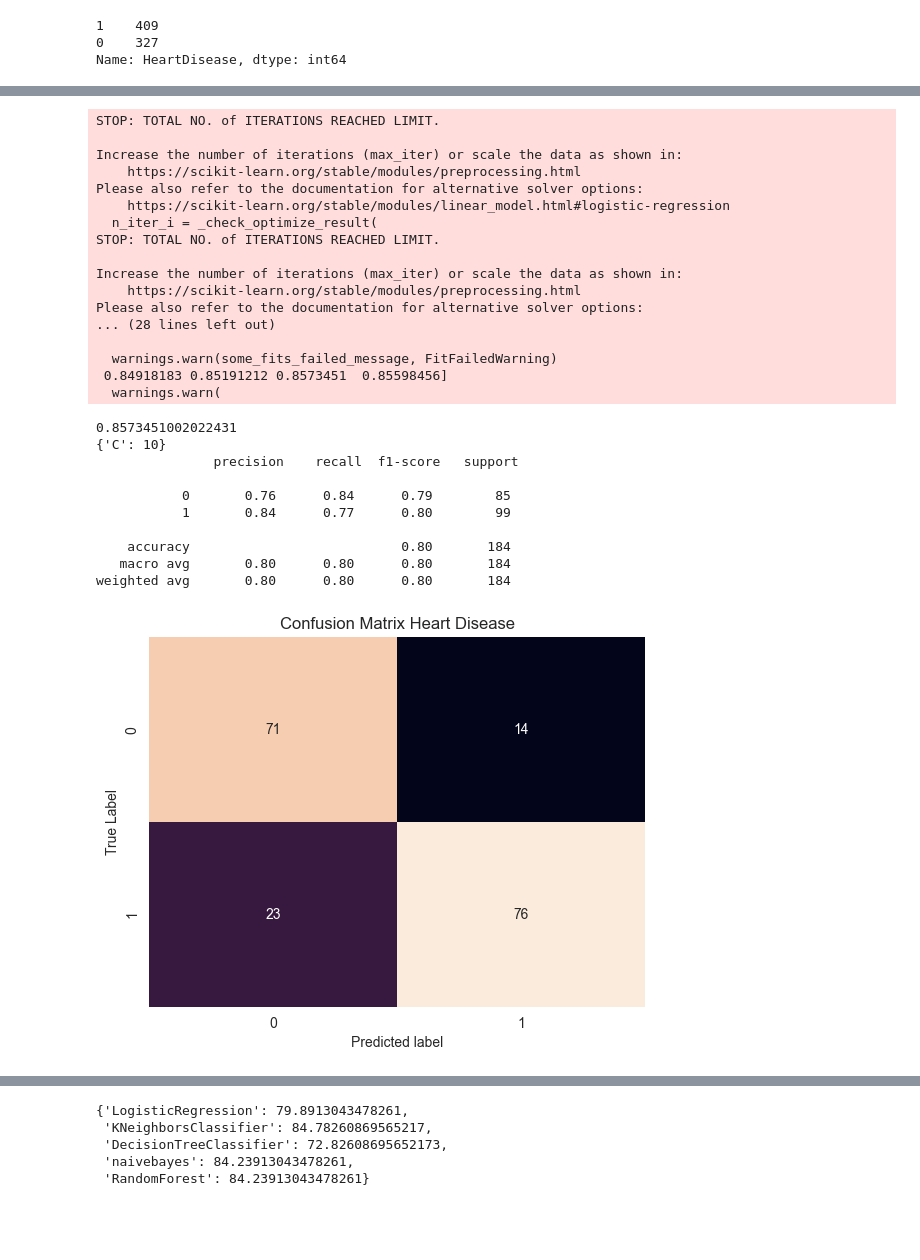
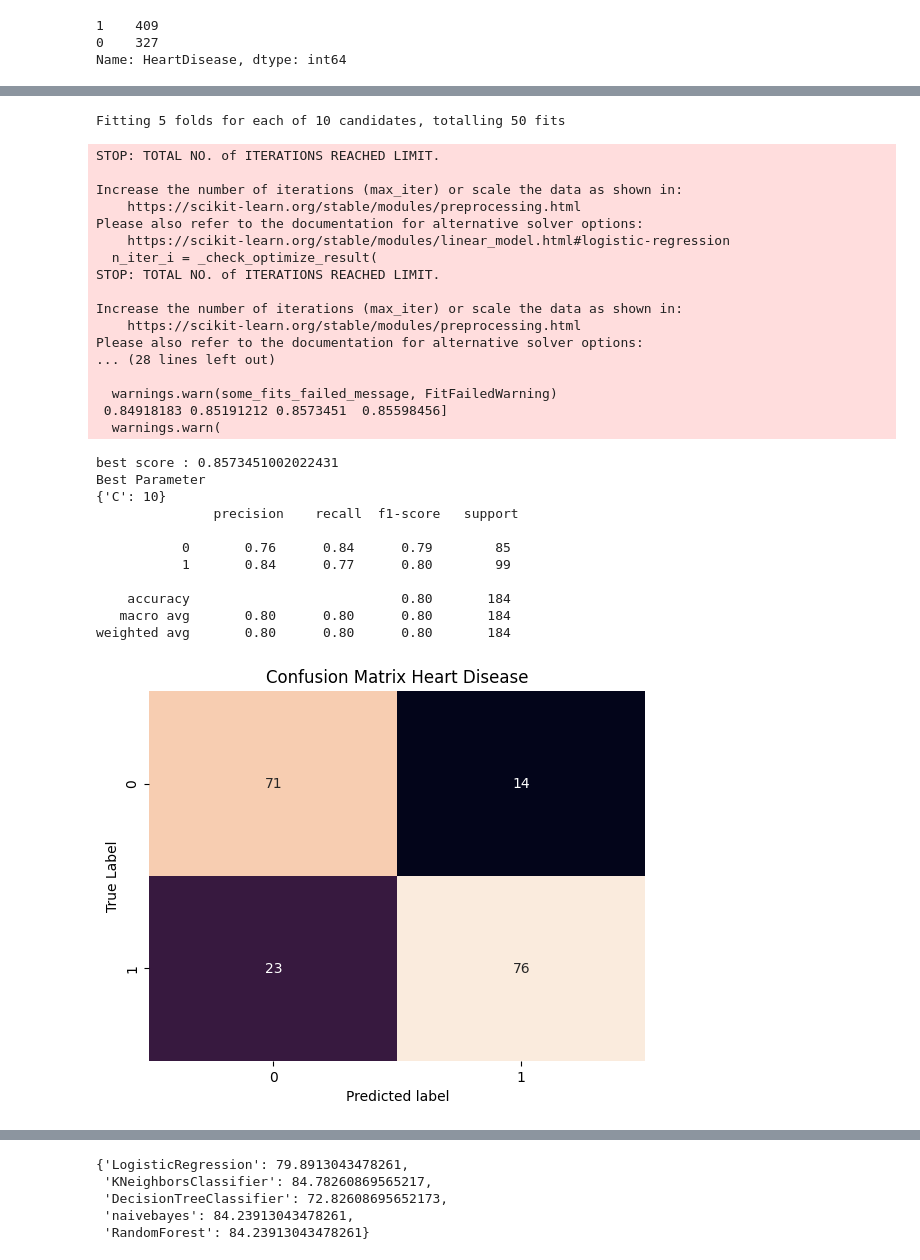
Before and after one commit to ddfadela/heart-disease, a Jupyter notebook: heart disease.ipynb, the cells around one changed output, grey strips where cells are left out. Drawn from its saved outputs; the diff is of its cells as text; code cells hidden in the pictures; blank space fills up the shorter version.

```diff
--- a/heart disease.ipynb
+++ b/heart disease.ipynb
@@ -287,57 +246,64 @@ ST_Slope------- (10, 65.54768797943397)
 # %%
 #logisticregression
 np.random.seed(42)
 accuracies={}
 
 parameters =[ {'penalty':['none', 'elasticnet', 'l1', 'l2']},
               {'C':[0.001, 0.01, 0.1, 1, 10, 100]}]
 
 
 grid1 = GridSearchCV(LogisticRegression(),
                     parameters,
-                    cv=5)
+                    cv=5,verbose=1,
+                    scoring='accuracy')
 
 grid1.fit(X_trainp, y_train)
+
 y_pred1 = grid1.predict(X_testp)
+
+
 acc1=accuracy_score(y_test,y_pred1)
 accuracies['LogisticRegression']=acc1*100
-print(grid1.best_score_)
+print('best score :',grid1.best_score_)
+print('Best Parameter')
 print(grid1.best_params_)
 print("",classification_report(y_test,y_pred1))
 sns.heatmap(confusion_matrix(y_test, y_pred1), annot=True, cbar=False)
 plt.xlabel("Predicted label")
 plt.ylabel("True Label")
 plt.title("Confusion Matrix Heart Disease")
 plt.show()
 # %% [output]
-STOP: TOTAL NO. of ITERATIONS REACHED LIMIT.
-
-Increase the number of iterations (max_iter) or scale the data as shown in:
-    https://scikit-learn.org/stable/modules/preprocessing.html
-Please also refer to the documentation for alternative solver options:
-    https://scikit-learn.org/stable/modules/linear_model.html#logistic-regression
-  n_iter_i = _check_optimize_result(
-STOP: TOTAL NO. of ITERATIONS REACHED LIMIT.
-
-Increase the number of iterations (max_iter) or scale the data as shown in:
-    https://scikit-learn.org/stable/modules/preprocessing.html
-Please also refer to the documentation for alternative solver options:
-... (28 lines left out)
-
-  warnings.warn(some_fits_failed_message, FitFailedWarning)
- 0.84918183 0.85191212 0.8573451  0.85598456]
-  warnings.warn(
+Fitting 5 folds for each of 10 candidates, totalling 50 fits
-0.8573451002022431
-{'C': 10}
-               precision    recall  f1-score   support
+STOP: TOTAL NO. of ITERATIONS REACHED LIMIT.
 
-           0       0.76      0.84      0.79        85
-           1       0.84      0.77      0.80        99
+Increase the number of iterations (max_iter) or scale the data as shown in:
+    https://scikit-learn.org/stable/modules/preprocessing.html
+Please also refer to the documentation for alternative solver options:
+    https://scikit-learn.org/stable/modules/linear_model.html#logistic-regression
+  n_iter_i = _check_optimize_result(
+STOP: TOTAL NO. of ITERATIONS REACHED LIMIT.
 
-    accuracy                           0.80       184
-   macro avg       0.80      0.80      0.80       184
-weighted avg       0.80      0.80      0.80       184
+Increase the number of iterations (max_iter) or scale the data as shown in:
+    https://scikit-learn.org/stable/modules/preprocessing.html
+Please also refer to the documentation for alternative solver options:
+... (28 lines left out)
+
+  warnings.warn(some_fits_failed_message, FitFailedWarning)
+ 0.84918183 0.85191212 0.8573451  0.85598456]
+  warnings.warn(
+best score : 0.8573451002022431
+Best Parameter
+{'C': 10}
+               precision    recall  f1-score   support
+
+           0       0.76      0.84      0.79        85
+           1       0.84      0.77      0.80        99
+
+    accuracy                           0.80       184
+   macro avg       0.80      0.80      0.80       184
+weighted avg       0.80      0.80      0.80       184
-[figure, old version]
+[figure, new version]
 # %%
 #Knn
 np.random.seed(42)
```
Also changed, not shown: parts of 15 cells of this notebook, 3 other files.
